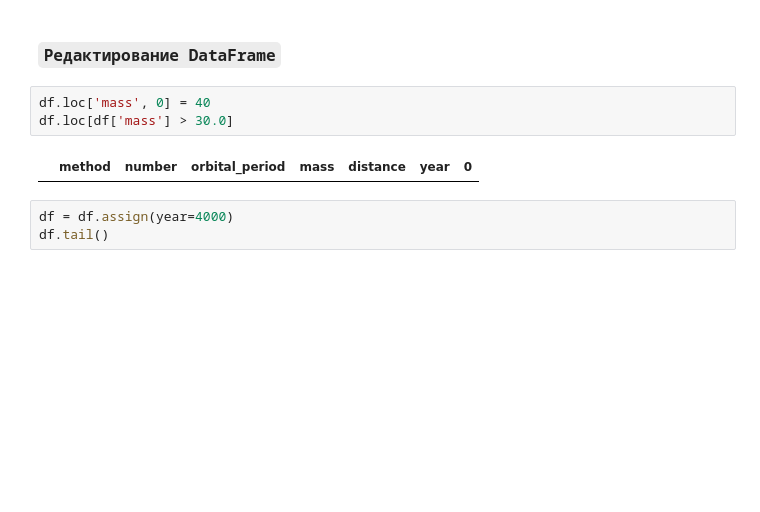
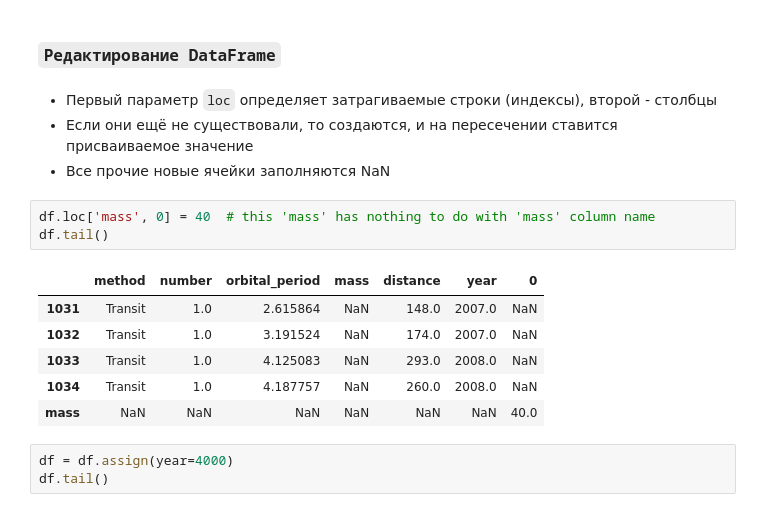
Before and after one commit to MelLain/mipt-python, a Jupyter notebook: lectures/src/mel-lain-mipt-python-data.ipynb, the cells around one changed output. Cells and saved outputs as stored; diff of their text form; blank space fills up the shorter version.

```diff
--- a/lectures/src/mel-lain-mipt-python-data.ipynb
+++ b/lectures/src/mel-lain-mipt-python-data.ipynb
@@ -832,11 +841,20 @@ except:
     pass
 # %% [markdown]
 ### `Редактирование DataFrame`
-# %%
-df.loc['mass', 0] = 40
-df.loc[df['mass'] > 30.0]
-# %% [output]
-|  | method | number | orbital_period | mass | distance | year | 0 |
+# %% [markdown]
+- Первый параметр `loc` определяет затрагиваемые строки (индексы), второй - столбцы
+- Если они ещё не существовали, то создаются, и на пересечении ставится присваиваемое значение
+- Все прочие новые ячейки заполняются NaN
+# %%
+df.loc['mass', 0] = 40  # this 'mass' has nothing to do with 'mass' column name
+df.tail()
+# %% [output]
+|  | method | number | orbital_period | mass | distance | year | 0 |
+| 1031 | Transit | 1.0 | 2.615864 | NaN | 148.0 | 2007.0 | NaN |
+| 1032 | Transit | 1.0 | 3.191524 | NaN | 174.0 | 2007.0 | NaN |
+| 1033 | Transit | 1.0 | 4.125083 | NaN | 293.0 | 2008.0 | NaN |
+| 1034 | Transit | 1.0 | 4.187757 | NaN | 260.0 | 2008.0 | NaN |
+| mass | NaN | NaN | NaN | NaN | NaN | NaN | 40.0 |
 # %%
 df = df.assign(year=4000)
 df.tail()
```
Also changed, not shown: parts of 3 cells of this notebook, 2 other files.
